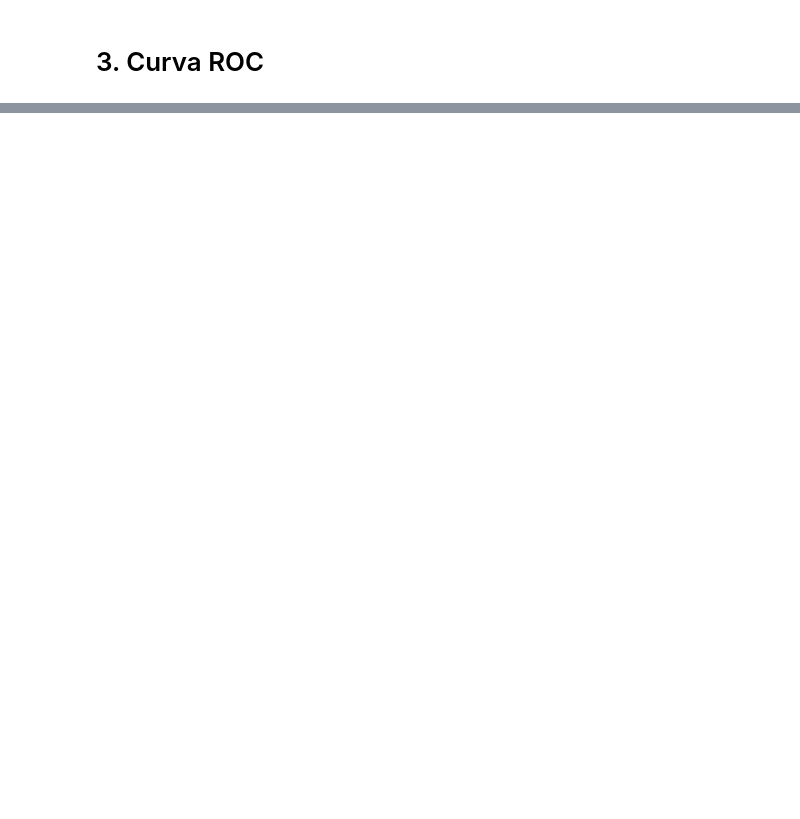
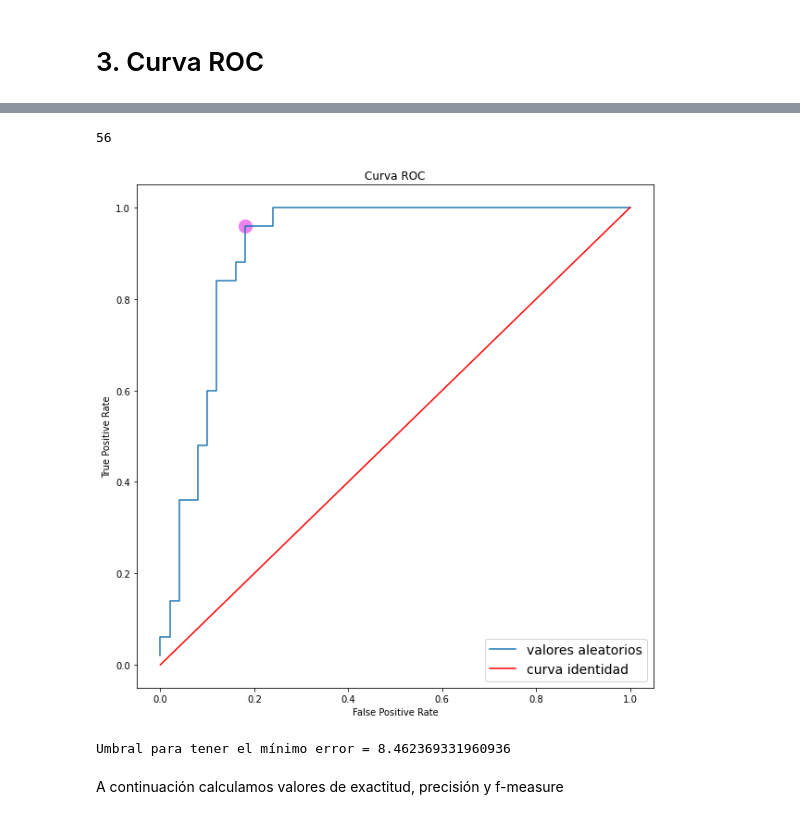
Before and after one commit to nicolassalomon96/aprendizaje_maquina_UNS, a Jupyter notebook: TP2/Ejercicio_2.ipynb, the cells around one changed output, grey strips where cells are left out. Saved outputs shown, nothing was run; the diff lists cells and outputs as text; code cells hidden in the pictures; blank space fills up the shorter version.

```diff
--- a/TP2/Ejercicio_2.ipynb
+++ b/TP2/Ejercicio_2.ipynb
@@ -84,0 +110,25 @@ Para graficar la curva ROC vamos a suponer que los valores correctos son los val
+# %%
+distance = abs((FPR[:] - TPR[:]) / np.sqrt(2))
+max_distance = np.argwhere(distance == np.amax(distance))
+max_distance = np.squeeze(max_distance)
+print(max_distance)
+# %% [output]
+56
+# %%
+plt.figure(figsize=(10.0,10.0))
+plt.plot(FPR,TPR, label='valores aleatorios')
+x = np.arange(0,1.1,0.1)
+plt.plot(x,x,color='red', label='curva identidad')
+plt.scatter(FPR[max_distance], TPR[max_distance], color='violet', s=200)
+plt.title("Curva ROC")
+plt.xlabel("False Positive Rate")
+plt.ylabel("True Positive Rate")
+plt.legend(fontsize=14)
+plt.show()
+
+print(f"\nUmbral para tener el mínimo error = {a_b_df['Valor'][max_distance]}")
+# %% [output]
+[figure, added]
+Umbral para tener el mínimo error = 8.462369331960936
+# %% [markdown]
+A continuación calculamos valores de exactitud, precisión y f-measure
```
Also changed, not shown: parts of 8 cells of this notebook.
